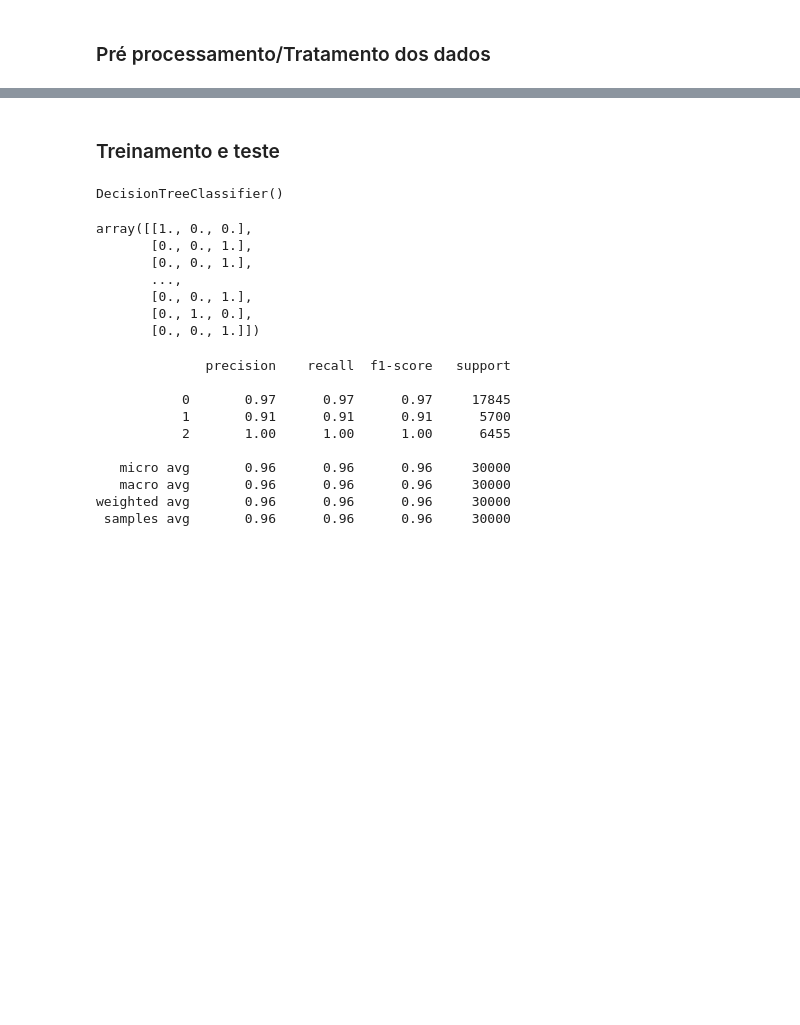
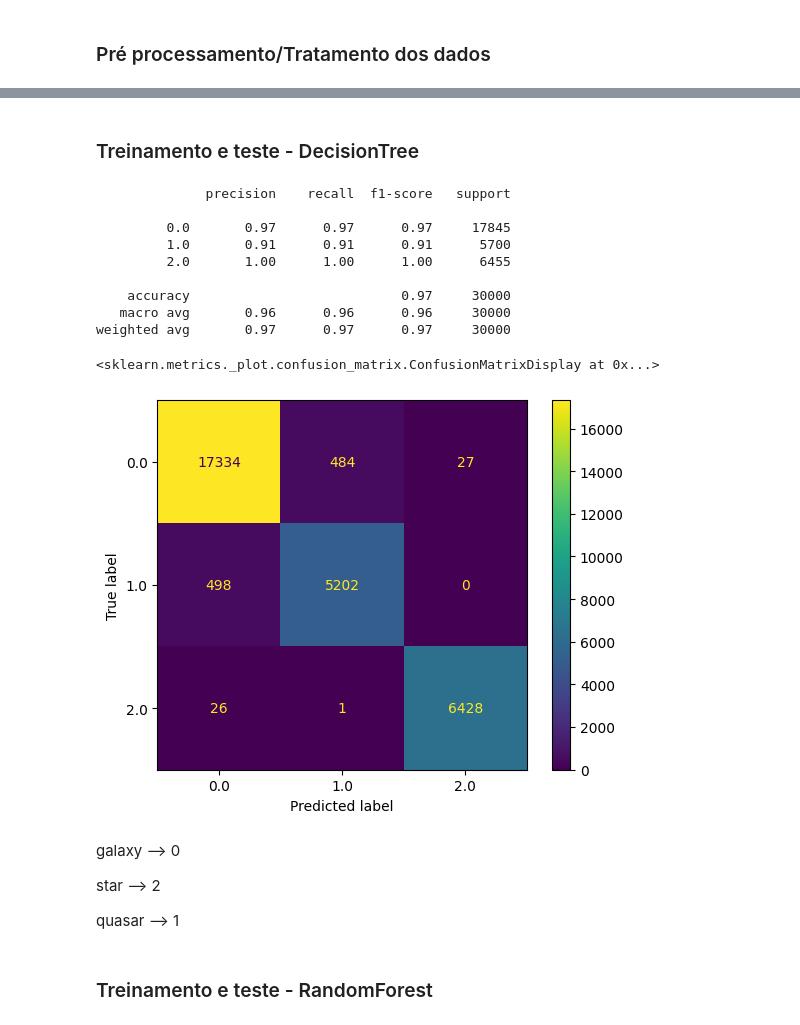
Before and after one commit to gutessitore/StellarClassification, a Jupyter notebook: src/notebooks/TreeClf_and_RandomForestClf.ipynb, the cells around one changed output, grey strips where cells are left out. Cells and saved outputs as stored; diff of their text form; code cells hidden in the pictures; blank space fills up the shorter version.

Commit message:
tree clf and random forest clf

```diff
--- a/src/notebooks/TreeClf_and_RandomForestClf.ipynb
+++ b/src/notebooks/TreeClf_and_RandomForestClf.ipynb
@@ -106,8 +109,8 @@ df.head()
 
 df_str = df['class'].to_frame() #selecionando apenas a coluna numérica
 
-encoder = OneHotEncoder()
+encoder = OrdinalEncoder()
 
-df_str = encoder.fit_transform(df_str).toarray()
+df_str = encoder.fit_transform(df_str)
 df_str
 # %% [output]
@@ -121,11 +124,12 @@ array([[1., 0., 0.],
 # %%
-#transformando o onehotencoding em um frame para inseri-lo no dataset
+#transformando o ordinalencoding em um frame para inseri-lo no dataset
 
 df_str = pd.DataFrame(df_str) #transformando em df
 
 df_all = pd.concat([df, df_str], axis=1) #inserindo no dataset
 df_all = df_all.drop(['class', 'rerun_ID', 'obj_ID'], axis=1) #rerun_ID possui 100.000 valores iguais
                                                               #obj_ID é apenas um nº identificação de objeto feita pela CAS
+df_all.rename(columns={0:'class'}, inplace=True)
 df_all
 # %% [output]
 |  | alpha | delta | u | g | r | i | z | run_ID | cam_col | field_ID | ... |
@@ -213,39 +163,28 @@ pd.DataFrame(X)
 # %% [markdown]
-### Treinamento e teste
+### Treinamento e teste - DecisionTree
 # %%
 # X --> features
 # y --> target
-#já especficados acima
+
+X = df_all[['alpha', 'delta', 'u', 'g', 'r', 'i', 'z', 'redshift']]
+y = df_all[['class']]
 
 cl_tree = DecisionTreeClassifier()
 
 X_train, X_test, y_train, y_test = train_test_split(X, y, test_size=0.3, random_state=42)
+
+cl_tree = cl_tree.fit(X_train, y_train)
+
+previsao = cl_tree.predict(X_test)
-# %%
-cl_tree = cl_tree.fit(X_train, y_train)
-cl_tree
-# %% [output]
-DecisionTreeClassifier()
-# %%
-previsao = cl_tree.predict(X_test)
-previsao
-# %% [output]
-array([[1., 0., 0.],
-       [0., 0., 1.],
-       [0., 0., 1.],
-       ...,
-       [0., 0., 1.],
-       [0., 1., 0.],
-       [0., 0., 1.]])
 # %%
 print(classification_report(y_test, previsao))
 # %% [output]
               precision    recall  f1-score   support
 
-           0       0.97      0.97      0.97     17845
-           1       0.91      0.91      0.91      5700
-           2       1.00      1.00      1.00      6455
+         0.0       0.97      0.97      0.97     17845
+         1.0       0.91      0.91      0.91      5700
+         2.0       1.00      1.00      1.00      6455
 
-   micro avg       0.96      0.96      0.96     30000
+    accuracy                           0.97     30000
    macro avg       0.96      0.96      0.96     30000
-weighted avg       0.96      0.96      0.96     30000
- samples avg       0.96      0.96      0.96     30000
+weighted avg       0.97      0.97      0.97     30000
@@ -253,0 +191,13 @@ weighted avg       0.96      0.96      0.96     30000
+# %%
+plot_confusion_matrix(cl_tree, X_test, y_test)
+# %% [output]
+<sklearn.metrics._plot.confusion_matrix.ConfusionMatrixDisplay at 0x...>
+[figure, added]
+# %% [markdown]
+galaxy --> 0
+
+star   --> 2
+
+quasar --> 1
+# %% [markdown]
+### Treinamento e teste - RandomForest
```
Also changed, not shown: parts of 14 cells of this notebook.
